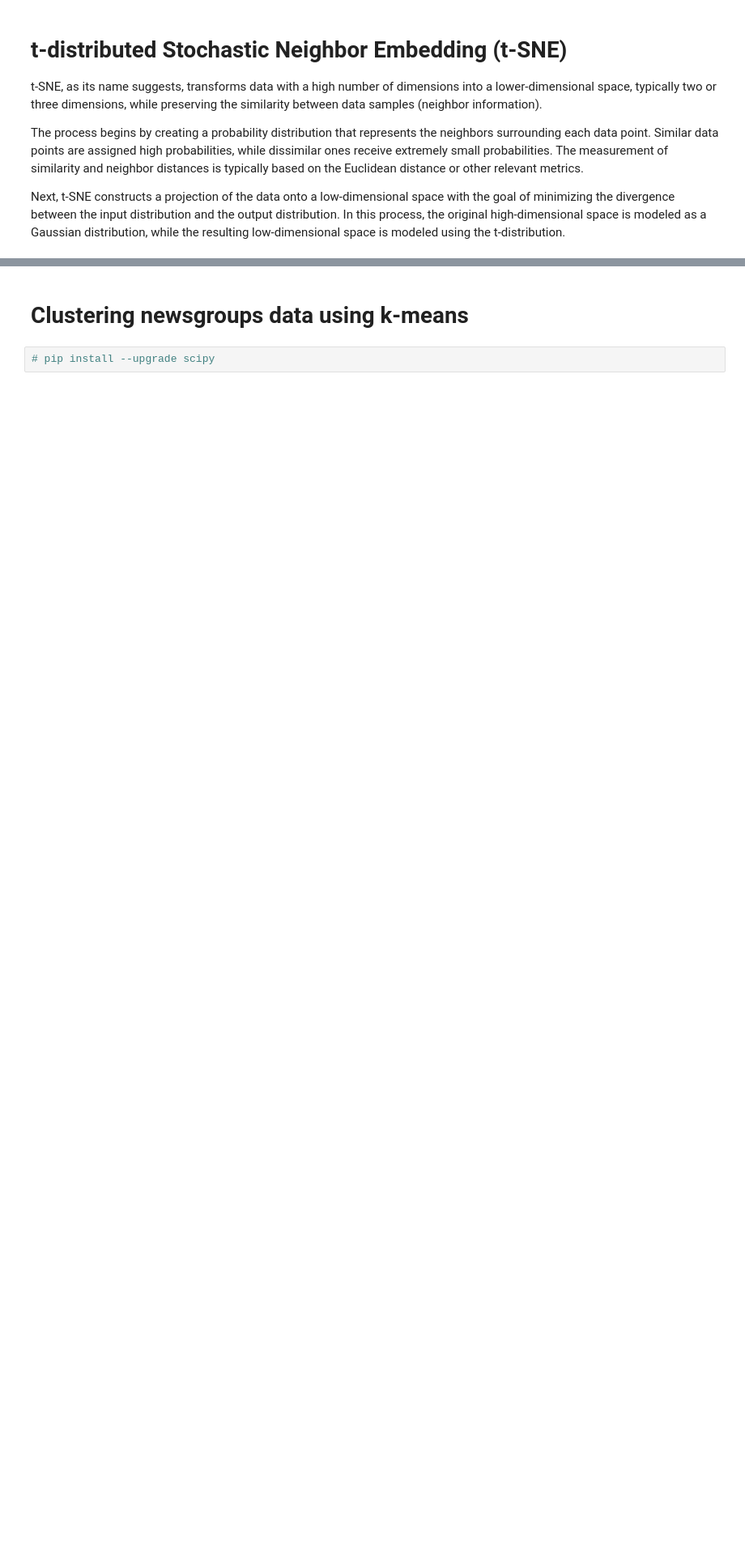
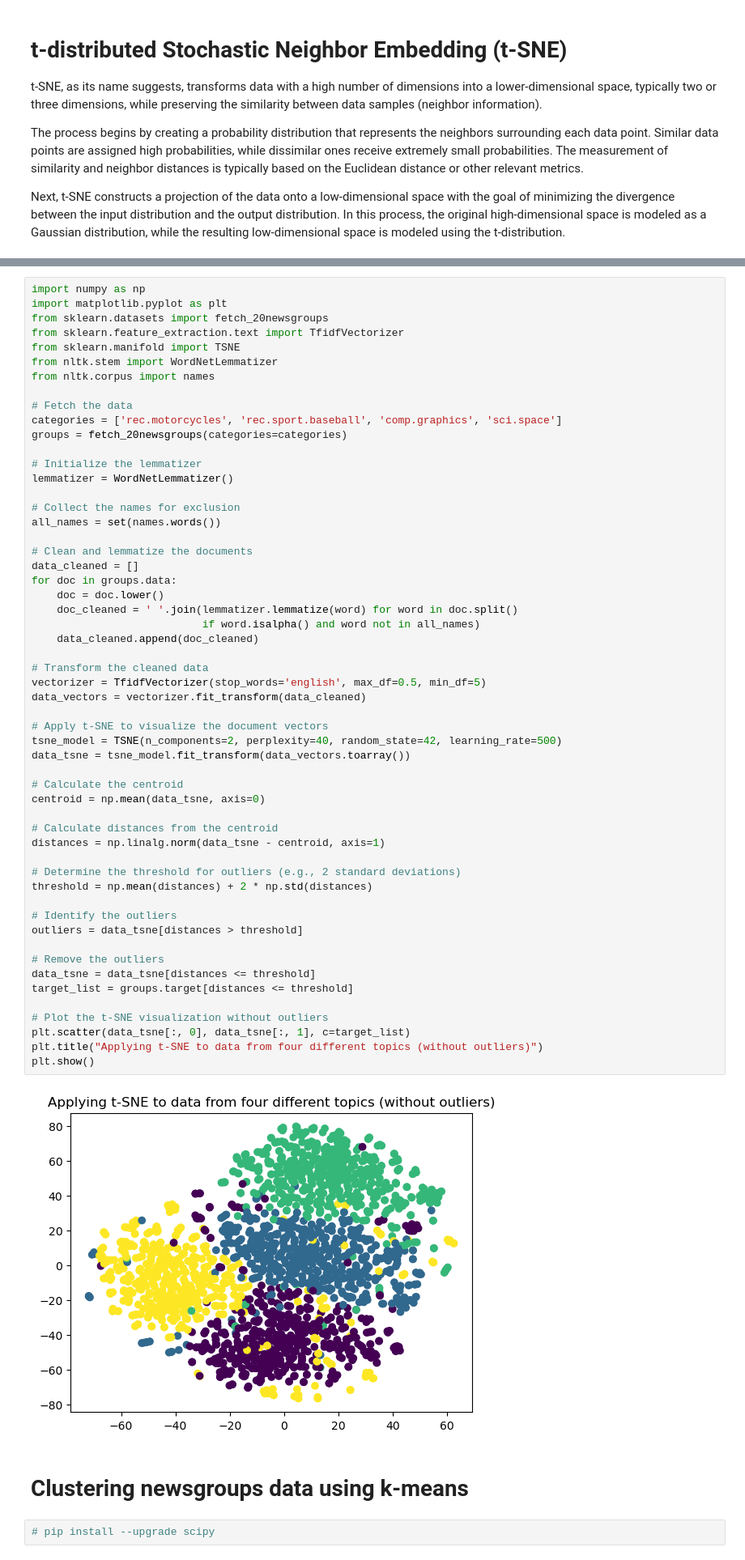
Before and after one commit to ssuzana/Machine-Learning-Notebooks, a Jupyter notebook: projects/NLP_Exploring_Newsgroups_data.ipynb, the cells around one changed output, grey strips where cells are left out. Shown: that part at 81% size. Saved outputs shown, nothing was run; the diff lists cells and outputs as text; blank space fills up the shorter version.

Commit message:
update NLP_Exploring_Newsgroups_data

```diff
--- a/projects/NLP_Exploring_Newsgroups_data.ipynb
+++ b/projects/NLP_Exploring_Newsgroups_data.ipynb
@@ -257,3 +209,60 @@ plt.show()
+# %%
+import numpy as np
+import matplotlib.pyplot as plt
+from sklearn.datasets import fetch_20newsgroups
+from sklearn.feature_extraction.text import TfidfVectorizer
+from sklearn.manifold import TSNE
+from nltk.stem import WordNetLemmatizer
+from nltk.corpus import names
+
+# Fetch the data
+categories = ['rec.motorcycles', 'rec.sport.baseball', 'comp.graphics', 'sci.space']
+groups = fetch_20newsgroups(categories=categories)
+
+# Initialize the lemmatizer
+lemmatizer = WordNetLemmatizer()
+
+# Collect the names for exclusion
+all_names = set(names.words())
+
+# Clean and lemmatize the documents
+data_cleaned = []
+for doc in groups.data:
+    doc = doc.lower()
+    doc_cleaned = ' '.join(lemmatizer.lemmatize(word) for word in doc.split()
+                           if word.isalpha() and word not in all_names)
+    data_cleaned.append(doc_cleaned)
+
+# Transform the cleaned data
+vectorizer = TfidfVectorizer(stop_words='english', max_df=0.5, min_df=5)
+data_vectors = vectorizer.fit_transform(data_cleaned)
+
+# Apply t-SNE to visualize the document vectors
+tsne_model = TSNE(n_components=2, perplexity=40, random_state=42, learning_rate=500)
+data_tsne = tsne_model.fit_transform(data_vectors.toarray())
+
+# Calculate the centroid
+centroid = np.mean(data_tsne, axis=0)
+
+# Calculate distances from the centroid
+distances = np.linalg.norm(data_tsne - centroid, axis=1)
+
+# Determine the threshold for outliers (e.g., 2 standard deviations)
+threshold = np.mean(distances) + 2 * np.std(distances)
+
+# Identify the outliers
+outliers = data_tsne[distances > threshold]
+
+# Remove the outliers
+data_tsne = data_tsne[distances <= threshold]
+target_list = groups.target[distances <= threshold]
+
+# Plot the t-SNE visualization without outliers
+plt.scatter(data_tsne[:, 0], data_tsne[:, 1], c=target_list)
+plt.title("Applying t-SNE to data from four different topics (without outliers)")
+plt.show()
+# %% [output]
+[figure, added]
 # %% [markdown]
 # Clustering newsgroups data using k-means
 # %%
```
Also changed, not shown: parts of 17 cells of this notebook.
